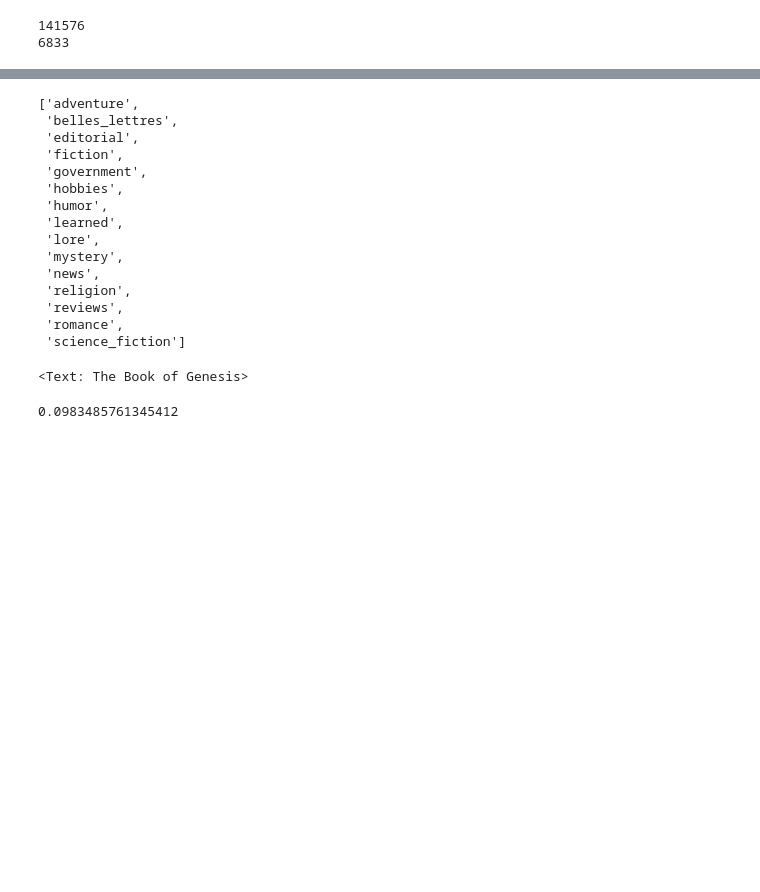
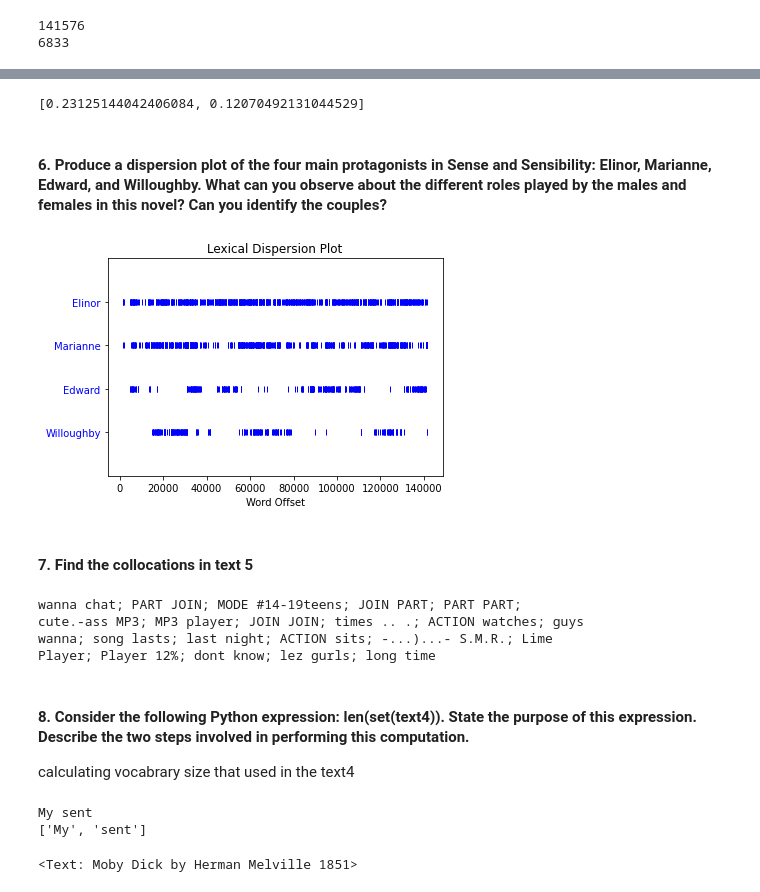
Before and after one commit to tabineko/nlp-docker, a Jupyter notebook: src/chapter1.ipynb, the cells around one changed output, grey strips where cells are left out. Cells and saved outputs as stored; diff of their text form; code cells hidden in the pictures; blank space fills up the shorter version.

```diff
--- a/src/chapter1.ipynb
+++ b/src/chapter1.ipynb
@@ -65,25 +119,3 @@ from nltk.corpus import brown
 
 def lexical_diversity(text):
     return len(set(text)) / len(text)
-# %%
-brown.categories()
-# %% [output]
-['adventure',
- 'belles_lettres',
- 'editorial',
- 'fiction',
- 'government',
- 'hobbies',
- 'humor',
- 'learned',
- 'lore',
- 'mystery',
- 'news',
- 'religion',
- 'reviews',
- 'romance',
- 'science_fiction']
-# %%
-text3
-# %% [output]
-<Text: The Book of Genesis>
@@ -90,4 +125,35 @@ text3
 # %%
-print(lexical_diversity(text9))
+print([lexical_diversity(humor), lexical_diversity(romance)])
 # %% [output]
-0.0983485761345412
+[0.23125144042406084, 0.12070492131044529]
+# %% [markdown]
+#### 6. Produce a dispersion plot of the four main protagonists in Sense and Sensibility: Elinor, Marianne, Edward, and Willoughby. What can you observe about the different roles played by the males and females in this novel? Can you identify the couples?
+# %%
+text2.dispersion_plot(['Elinor', 'Marianne', 'Edward', 'Willoughby'])
+# %% [output]
+[figure, added]
+# %% [markdown]
+#### 7. Find the collocations in text 5
+# %%
+text5.collocations()
+# %% [output]
+wanna chat; PART JOIN; MODE #14-19teens; JOIN PART; PART PART;
+cute.-ass MP3; MP3 player; JOIN JOIN; times .. .; ACTION watches; guys
+wanna; song lasts; last night; ACTION sits; -...)...- S.M.R.; Lime
+Player; Player 12%; dont know; lez gurls; long time
+# %% [markdown]
+#### 8. Consider the following Python expression: len(set(text4)). State the purpose of this expression. Describe the two steps involved in performing this computation.
+
+calculating vocabrary size that used in the text4
+# %%
+my_sent = ["My", "sent"]
+str = ' '.join(my_sent)
+print(str)
+print(str.split())
+# %% [output]
+My sent
+['My', 'sent']
+# %%
+text1
+# %% [output]
+<Text: Moby Dick by Herman Melville 1851>
```
Also changed, not shown: parts of 14 cells of this notebook.
